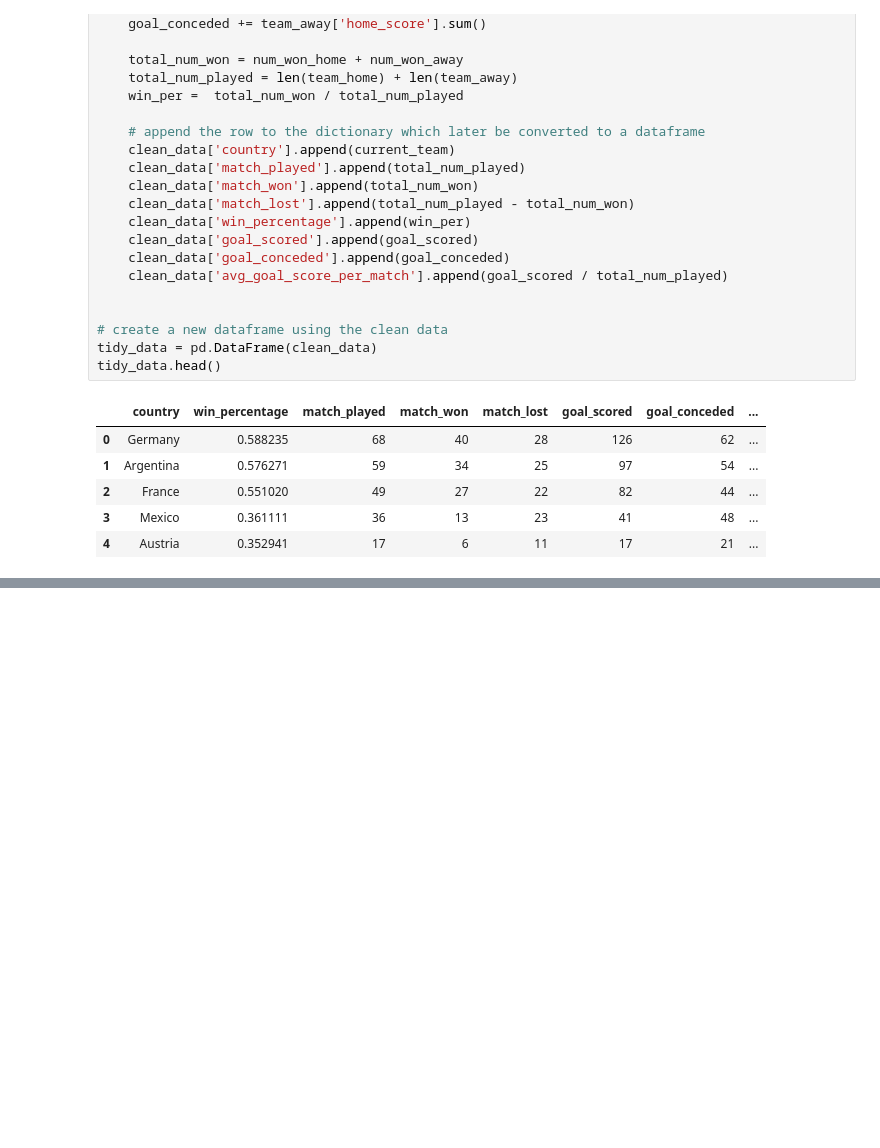
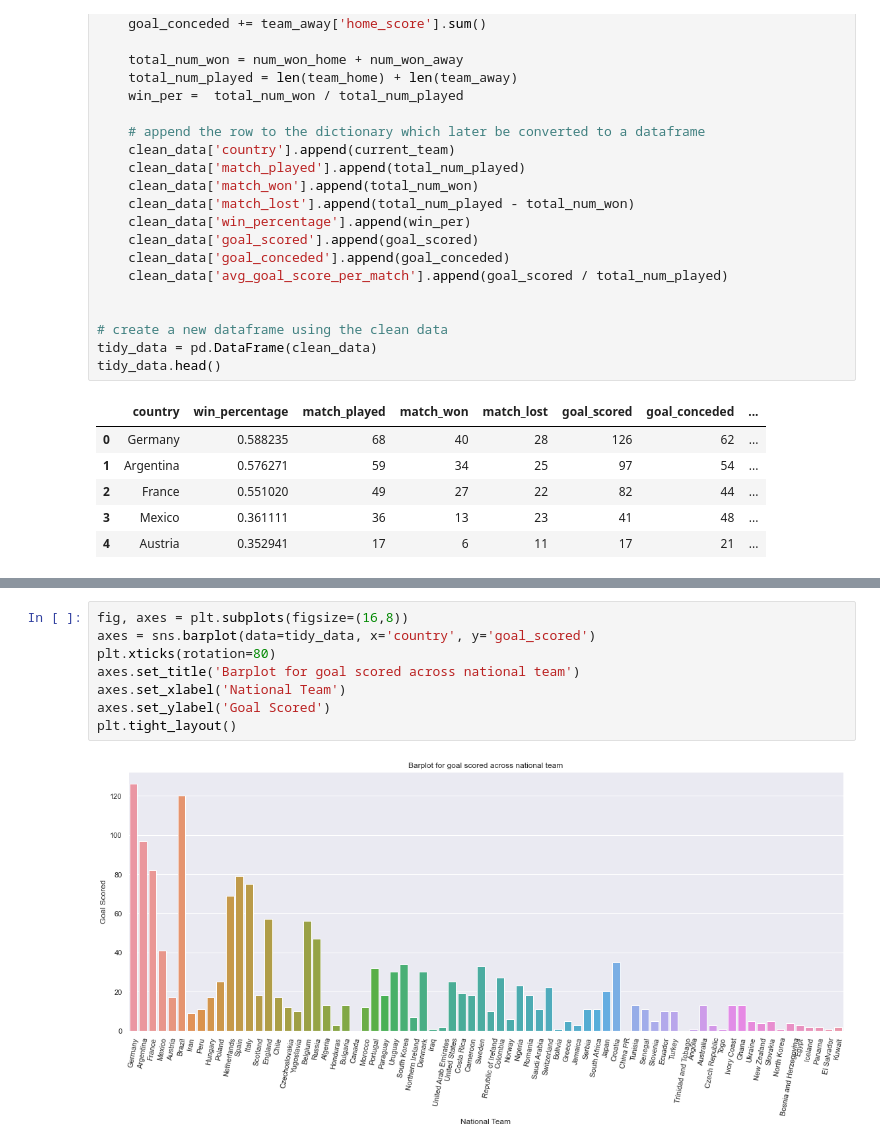
Before and after one commit to natiwb/FootballAnalysis320, a Jupyter notebook: FootballAnalysis320.ipynb, the cells around one changed output, grey strips where cells are left out. Saved outputs shown, nothing was run; the diff lists cells and outputs as text; blank space fills up the shorter version.

Commit message:
adds the exploratory phase and adds a few plots. We need to add a few more

```diff
--- a/FootballAnalysis320.ipynb
+++ b/FootballAnalysis320.ipynb
@@ -142,0 +143,10 @@ plt.show()
+# %%
+fig, axes = plt.subplots(figsize=(16,8))
+axes = sns.barplot(data=tidy_data, x='country', y='goal_scored')
+plt.xticks(rotation=80)
+axes.set_title('Barplot for goal scored across national team')
+axes.set_xlabel('National Team')
+axes.set_ylabel('Goal Scored')
+plt.tight_layout()
+# %% [output]
+[figure, added]
```
Also changed, not shown: parts of 9 cells of this notebook.
